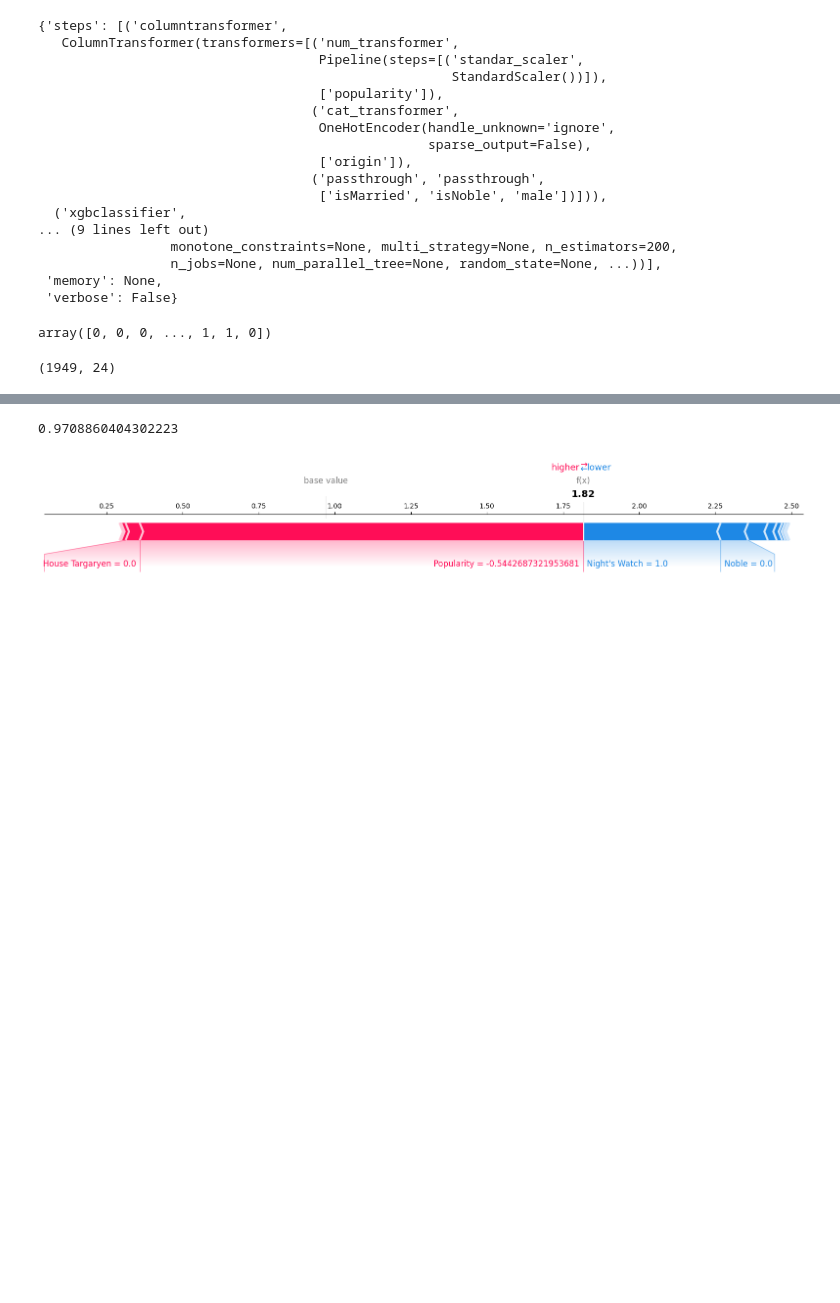
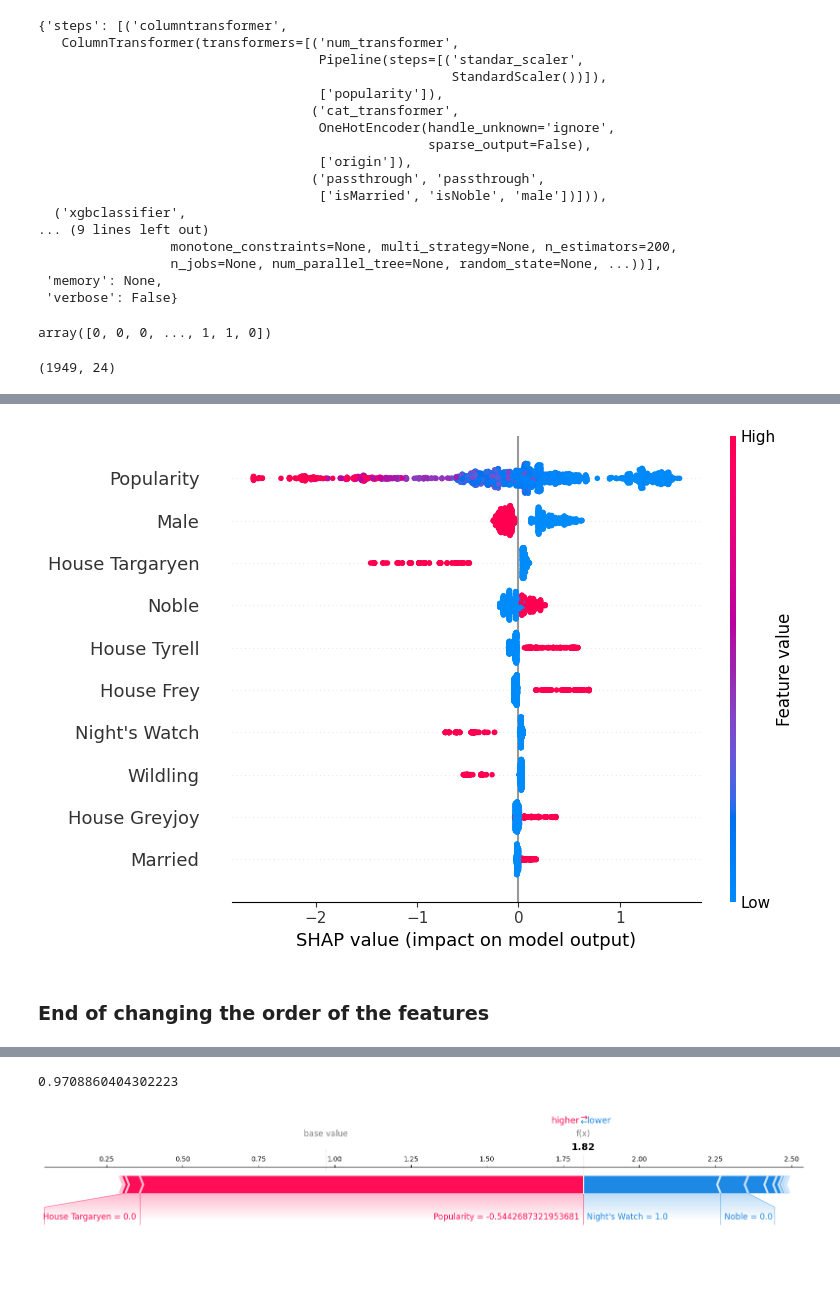
Before and after one commit to franziskasteger/game-of-thrones-survival, a Jupyter notebook: notebooks/Carmen_SHAP_model_interpretability.ipynb, the cells around one changed output, grey strips where cells are left out. Cells and saved outputs as stored; diff of their text form; code cells hidden in the pictures; blank space fills up the shorter version.

```diff
--- a/notebooks/Carmen_SHAP_model_interpretability.ipynb
+++ b/notebooks/Carmen_SHAP_model_interpretability.ipynb
@@ -132,3 +272,20 @@ shap.summary_plot(shap_values, test, max_display=10)
+# %%
+
+# Desired order of features
+feature_order = ["Popularity", "Male", "House Targaryen", "Night's Watch", "Wildling", "Noble", "House Tyrell", "House Frey", "House Greyjoy", "Married"]
+
+# Filter and reorder the DataFrame based on the feature order
+filtered_df = test[feature_order]
+
+# Reorder SHAP values according to the feature order
+ordered_shap_values = shap_values[:, [test.columns.get_loc(col) for col in feature_order]]
+
+# Plot using summary_plot
+shap.summary_plot(ordered_shap_values, filtered_df)
+# %% [output]
+[figure, added]
+# %% [markdown]
+### End of changing the order of the features
 # %%
 shap_values_array = np.array([ex.values for ex in shap_values])
 # %%
```
Also changed, not shown: parts of 41 cells of this notebook.
